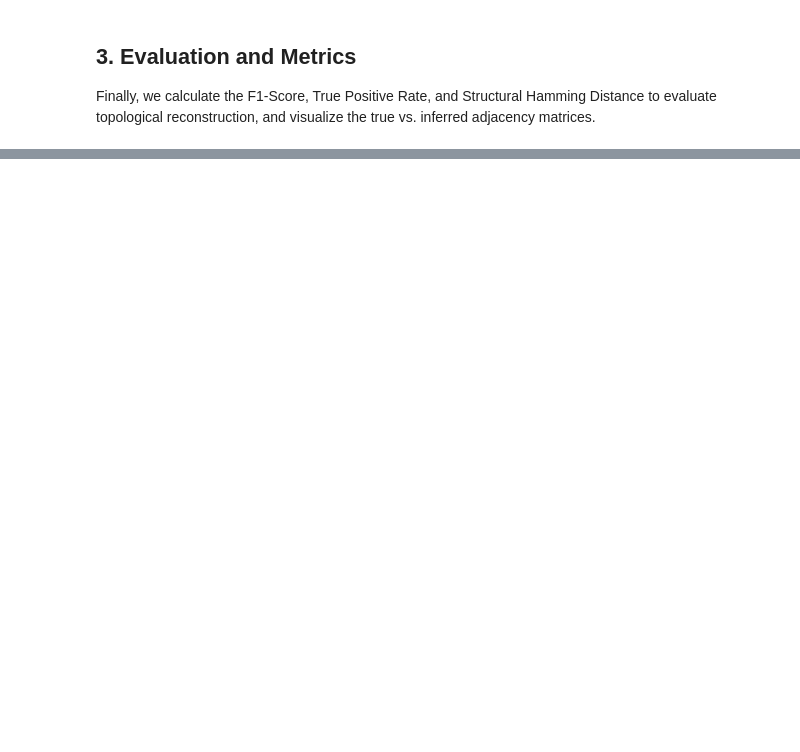
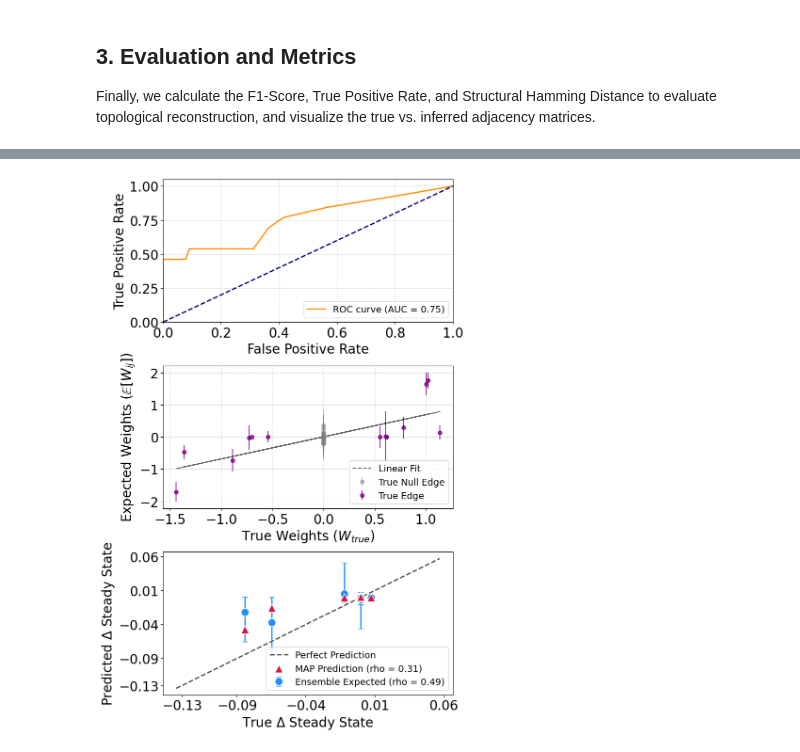
Before and after one commit to CoMuNeLab/Onsager_Machlup_Inf, a Jupyter notebook: Wilson_Cowan_Inference_Benchmark.ipynb, the cells around one changed output, grey strips where cells are left out. Cells and saved outputs as stored; diff of their text form; code cells hidden in the pictures; blank space fills up the shorter version.

```diff
--- a/Wilson_Cowan_Inference_Benchmark.ipynb
+++ b/Wilson_Cowan_Inference_Benchmark.ipynb
@@ -179,0 +301,81 @@ Sign Accuracy: 0.820
+# %%
+from sklearn.metrics import roc_curve, auc, precision_recall_curve
+from scipy.stats import pearsonr, spearmanr
+
+N = W_true.shape[0]
+mask = ~np.eye(N, dtype=bool)
+y_true_binary = (W_true[mask] != 0).astype(int)
+y_scores = edge_probabilities[mask]
+fpr, tpr, _ = roc_curve(y_true_binary, y_scores)
+roc_auc = auc(fpr, tpr)
+
+_, [ax_roc, ax_corr, ax] = plt.subplots(3,1,figsize=(8, 12))
+fontsize=20
+
+
+ax_roc.plot(fpr, tpr, color='darkorange', lw=2, label=f'ROC curve (AUC = {roc_auc:.2f})')
+ax_roc.plot([0, 1], [0, 1], color='navy', lw=2, linestyle='--')
+ax_roc.set_xlim([0.0, 1.0])
+ax_roc.set_ylim([0.0, 1.05])
+ax_roc.set_xlabel('False Positive Rate', fontsize=fontsize)
+ax_roc.set_ylabel('True Positive Rate', fontsize=fontsize)
+#ax_roc.set_title('Structural Recovery\n(ROC Curve)', fontsize=fontsize)
+ax_roc.tick_params(axis='both', which='major', labelsize=fontsize)
+ax_roc.legend(loc="lower right", fontsize=fontsize-6)
+ax_roc.grid(True, linestyle='--', alpha=0.5)
+
+x_vals = W_true[mask]
+expected_weights = weight_mean * edge_probabilities
+y_vals = expected_weights[mask]
+y_errs = weight_std[mask]
+
+pr, _ = pearsonr(x_vals, y_vals)
+sr, _ = spearmanr(x_vals, y_vals)
+
+true_edge_mask = (x_vals != 0)
+ax_corr.errorbar(x_vals[~true_edge_mask], y_vals[~true_edge_mask], yerr=y_errs[~true_edge_mask], fmt='o', color='gray', alpha=0.5, label='True Null Edge')
+ax_corr.errorbar(x_vals[true_edge_mask], y_vals[true_edge_mask], yerr=y_errs[true_edge_mask], fmt='o', color='purple', alpha=0.8, label='True Edge')
+
+m, b = np.polyfit(x_vals, y_vals, 1)
+ax_corr.plot(x_vals, m*x_vals + b, color='black', linestyle='--', alpha=0.6, label='Linear Fit')
+
+#ax_corr.set_title(f"Weight Recovery\nPearson $\\rho$={pr:.2f}, Spearman $r$={sr:.2f}", fontsize=fontsize)
+ax_corr.set_xlabel("True Weights ($W_{true}$)", fontsize=fontsize)
+ax_corr.set_ylabel("Expected Weights ($\\mathbb{E}[W_{ij}]$)", fontsize=fontsize)
+ax_corr.tick_params(axis='both', which='major', labelsize=fontsize)
+ax_corr.legend(loc='lower right', fontsize=fontsize-6)
+ax_corr.grid(True, linestyle='--', alpha=0.5)
+
+# Panel A: Scatter Plot
+
+# --- Plotting ---
+mask = np.ones(N, dtype=bool)
+mask[ko_idx] = False
+
+
+ax.set_xlabel(r"True $\Delta$ Steady State", fontsize=fontsize)
+ax.set_ylabel(r"Predicted $\Delta$ Steady State", fontsize=fontsize)
+ax.plot([min_val, max_val], [min_val, max_val], 'k--', lw=2, alpha=0.7, label="Perfect Prediction")
+
+ax.scatter(delta_true[mask], best_delta_inf[mask], color='crimson', s=150, edgecolor='white',
+           label=f"MAP Prediction (rho = {spearman_best:.2f})", marker='^', zorder=3)
+
+lower_bound = np.percentile(delta_inferred, 2.5, axis=0)
+upper_bound = np.percentile(delta_inferred, 97.5, axis=0)
+yerr = [mean_delta_inf - lower_bound, upper_bound - mean_delta_inf]
+yerr = [
+    np.maximum(mean_delta_inf - lower_bound, 0),
+    np.maximum(upper_bound - mean_delta_inf, 0),
+]
+ax.errorbar(delta_true[mask], mean_delta_inf[mask], yerr=[yerr[0][mask], yerr[1][mask]],
+            fmt='o', color='dodgerblue', ecolor='dodgerblue', elinewidth=2, capsize=4,
+            markersize=12, markeredgecolor='white', label=f"Ensemble Expected (rho = {spearman_ens:.2f})", zorder=2)
+
+ax.legend(loc="lower right", fontsize=fontsize-6)
+ax.tick_params(axis='both', which='major', labelsize=fontsize)
+ax.set_yticks(np.round(np.linspace(min_val, max_val, 5), 2))
+ax.set_xticks(np.round(np.linspace(min_val, max_val, 5), 2))
+
+plt.tight_layout()
+# %% [output]
+[figure, added]
```
Also changed, not shown: parts of 8 cells of this notebook, 12 other files.
